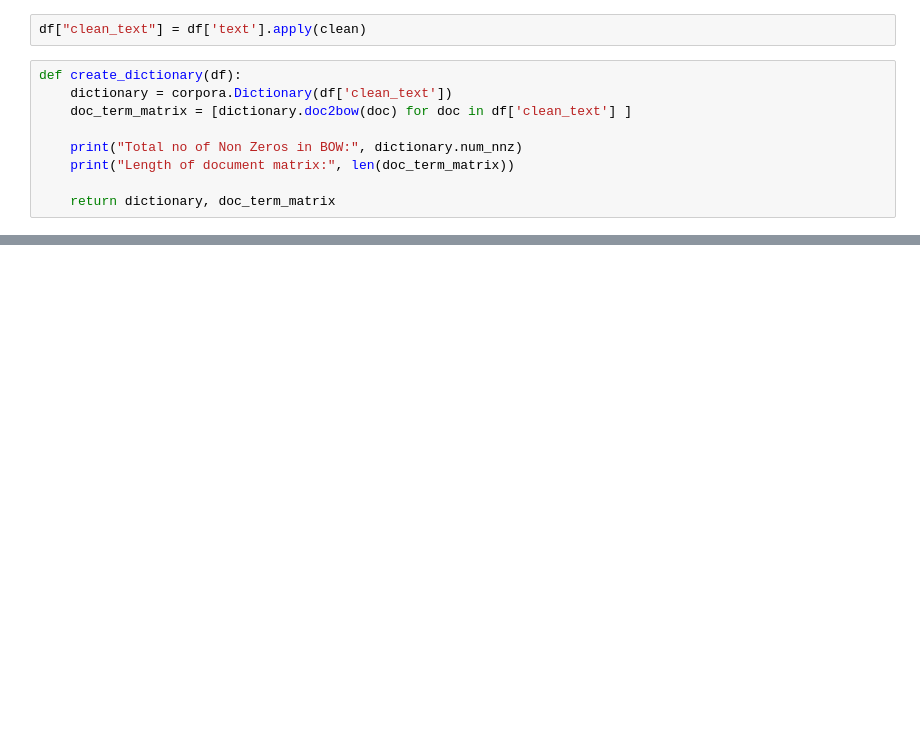
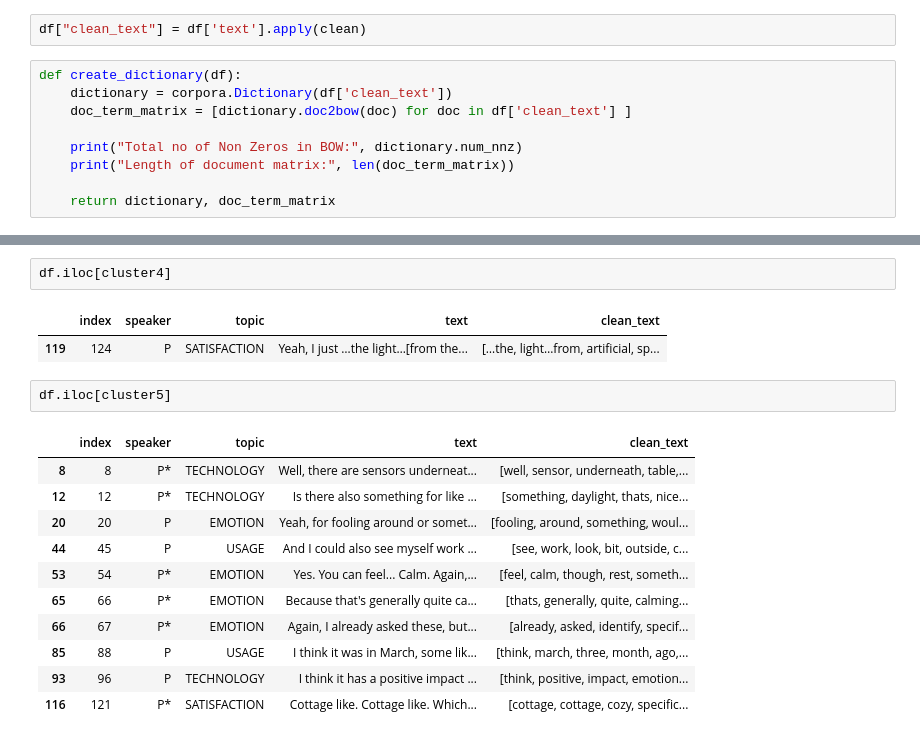
Before and after one commit to shrutirao94/building-walk, a Jupyter notebook: topic-modeling.ipynb, the cells around one changed output, grey strips where cells are left out. Drawn from its saved outputs; the diff is of its cells as text; blank space fills up the shorter version.

```diff
--- a/topic-modeling.ipynb
+++ b/topic-modeling.ipynb
@@ -126,0 +199,19 @@ pyLDAvis.display(lda_display)
+# %%
+df.iloc[cluster4]
+# %% [output]
+|  | index | speaker | topic | text | clean_text |
+| 119 | 124 | P | SATISFACTION | Yeah, I just …the light…[from the... | […the, light…from, artificial, sp... |
+# %%
+df.iloc[cluster5]
+# %% [output]
+|  | index | speaker | topic | text | clean_text |
+| 8 | 8 | P* | TECHNOLOGY | Well, there are sensors underneat... | [well, sensor, underneath, table,... |
+| 12 | 12 | P* | TECHNOLOGY | Is there also something for like ... | [something, daylight, thats, nice... |
+| 20 | 20 | P | EMOTION | Yeah, for fooling around or somet... | [fooling, around, something, woul... |
+| 44 | 45 | P | USAGE | And I could also see myself work ... | [see, work, look, bit, outside, c... |
+| 53 | 54 | P* | EMOTION | Yes. You can feel... Calm. Again,... | [feel, calm, though, rest, someth... |
+| 65 | 66 | P* | EMOTION | Because that's generally quite ca... | [thats, generally, quite, calming... |
+| 66 | 67 | P* | EMOTION | Again, I already asked these, but... | [already, asked, identify, specif... |
+| 85 | 88 | P | USAGE | I think it was in March, some lik... | [think, march, three, month, ago,... |
+| 93 | 96 | P | TECHNOLOGY | I think it has a positive impact ... | [think, positive, impact, emotion... |
+| 116 | 121 | P* | SATISFACTION | Cottage like. Cottage like. Which... | [cottage, cottage, cozy, specific... |
```
Also changed, not shown: parts of 18 cells of this notebook.
